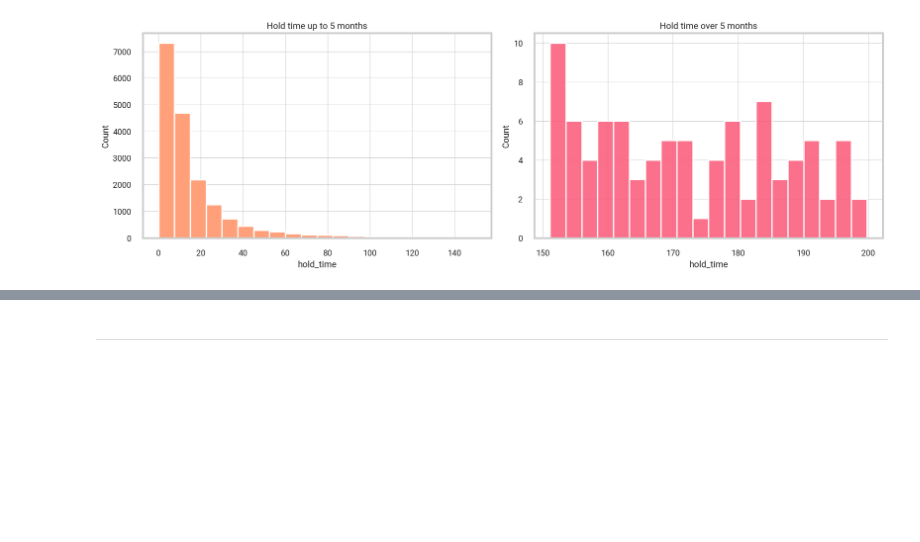
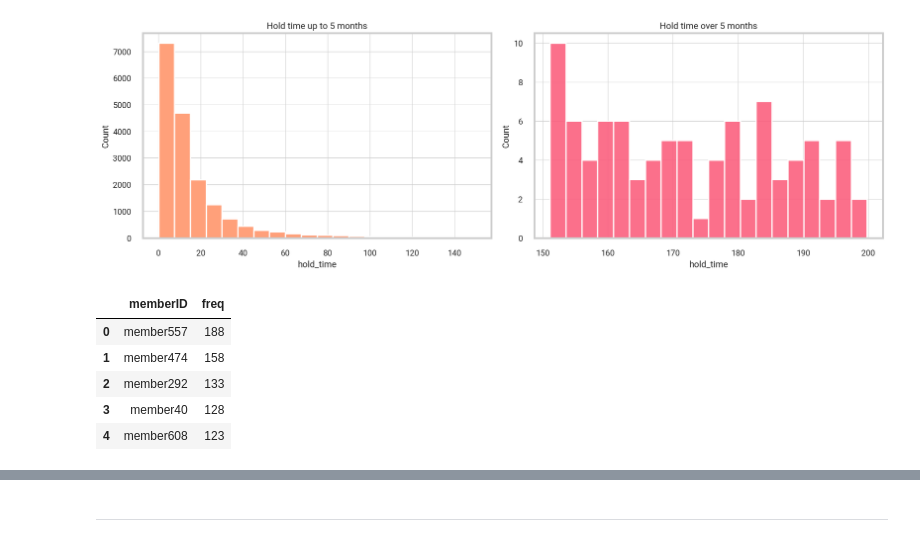
Before and after one commit to aishwarya-singh25/puzzle-scheduling, a Jupyter notebook: eda.ipynb, the cells around one changed output, grey strips where cells are left out. Cells and saved outputs as stored; diff of their text form; code cells hidden in the pictures; blank space fills up the shorter version.

```diff
--- a/eda.ipynb
+++ b/eda.ipynb
@@ -49,3 +49,14 @@ fig.tight_layout()
 plt.show()
 # %% [output]
 [figure]
+# %%
+# Creating a dataframe from the value counts
+df2 = member_df['member'].value_counts().rename_axis('memberID').reset_index(name='freq')
+df2.head()
+# %% [output]
+|  | memberID | freq |
+| 0 | member557 | 188 |
+| 1 | member474 | 158 |
+| 2 | member292 | 133 |
+| 3 | member40 | 128 |
+| 4 | member608 | 123 |
```
Also changed, not shown: parts of 1 cell of this notebook, 1 other file.
